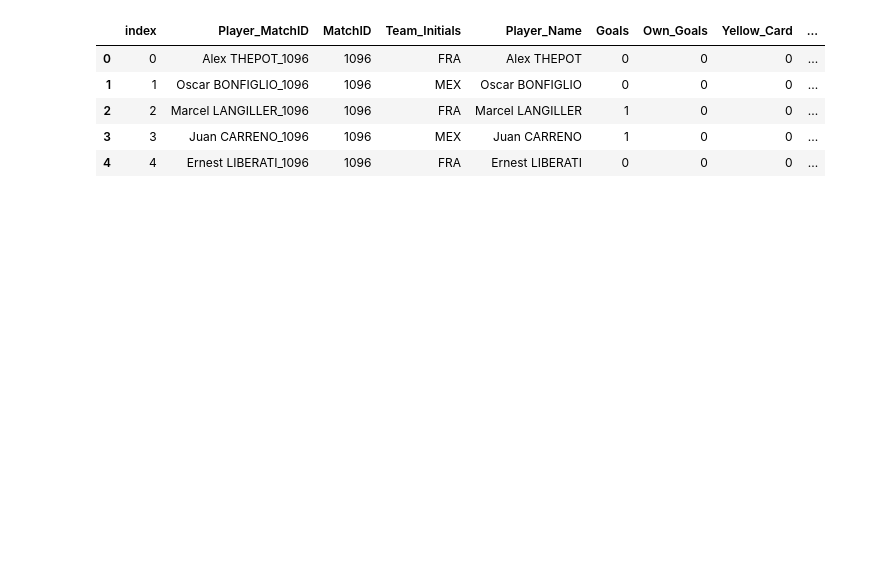
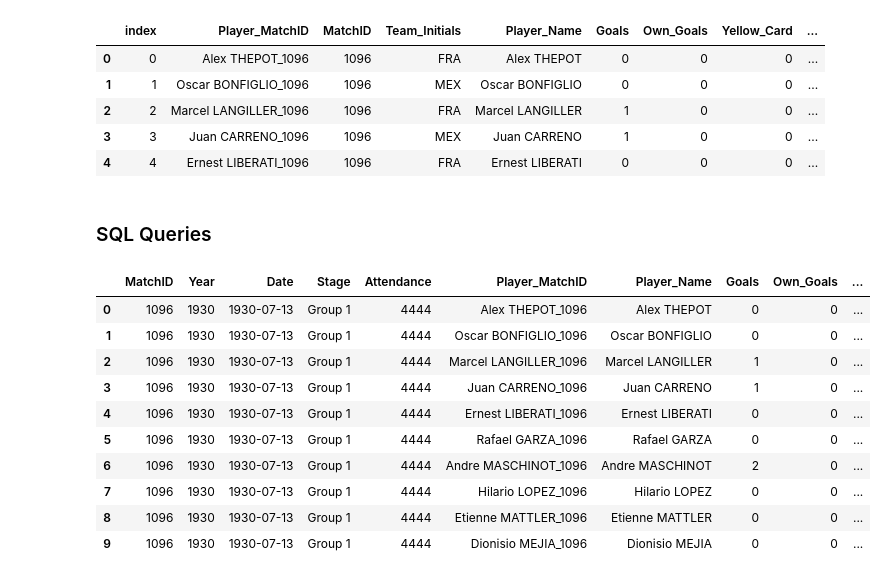
Before and after one commit to ryanbandrowski/FIFA-WC-ETL, a Jupyter notebook: FIFA World Cups.ipynb, the cells around one changed output. Saved outputs shown, nothing was run; the diff lists cells and outputs as text; code cells hidden in the pictures; blank space fills up the shorter version.

Commit message:
SQL Queries, ERD, PowerPoint

```diff
--- a/FIFA World Cups.ipynb
+++ b/FIFA World Cups.ipynb
@@ -218,3 +222,20 @@ pd.read_sql_query('select * from wc_players', con=engine).head()
 | 2 | 2 | Marcel LANGILLER_1096 | 1096 | FRA | Marcel LANGILLER | 1 | 0 | 0 | ... |
 | 3 | 3 | Juan CARRENO_1096 | 1096 | MEX | Juan CARRENO | 1 | 0 | 0 | ... |
 | 4 | 4 | Ernest LIBERATI_1096 | 1096 | FRA | Ernest LIBERATI | 0 | 0 | 0 | ... |
+# %% [markdown]
+### SQL Queries
+# %%
+players_matches_df = pd.read_sql_query('SELECT p."MatchID", m."Year", m."Date", m."Stage", m."Attendance", p."Player_MatchID", p."Player_Name", p."Goals", p."Own_Goals", m."Referee", p."Yellow_Card", p."Red_Card", p."Second_Yellow_Card", p."Penalty", p."Missed_Penalty", m."Win_Conditions" FROM wc_players AS p INNER JOIN wc_matches AS m ON p."MatchID"=m."MatchID"', con=engine)
+players_matches_df.head(10)
+# %% [output]
+|  | MatchID | Year | Date | Stage | Attendance | Player_MatchID | Player_Name | Goals | Own_Goals | ... |
+| 0 | 1096 | 1930 | 1930-07-13 | Group 1 | 4444 | Alex THEPOT_1096 | Alex THEPOT | 0 | 0 | ... |
+| 1 | 1096 | 1930 | 1930-07-13 | Group 1 | 4444 | Oscar BONFIGLIO_1096 | Oscar BONFIGLIO | 0 | 0 | ... |
+| 2 | 1096 | 1930 | 1930-07-13 | Group 1 | 4444 | Marcel LANGILLER_1096 | Marcel LANGILLER | 1 | 0 | ... |
+| 3 | 1096 | 1930 | 1930-07-13 | Group 1 | 4444 | Juan CARRENO_1096 | Juan CARRENO | 1 | 0 | ... |
+| 4 | 1096 | 1930 | 1930-07-13 | Group 1 | 4444 | Ernest LIBERATI_1096 | Ernest LIBERATI | 0 | 0 | ... |
+| 5 | 1096 | 1930 | 1930-07-13 | Group 1 | 4444 | Rafael GARZA_1096 | Rafael GARZA | 0 | 0 | ... |
+| 6 | 1096 | 1930 | 1930-07-13 | Group 1 | 4444 | Andre MASCHINOT_1096 | Andre MASCHINOT | 2 | 0 | ... |
+| 7 | 1096 | 1930 | 1930-07-13 | Group 1 | 4444 | Hilario LOPEZ_1096 | Hilario LOPEZ | 0 | 0 | ... |
+| 8 | 1096 | 1930 | 1930-07-13 | Group 1 | 4444 | Etienne MATTLER_1096 | Etienne MATTLER | 0 | 0 | ... |
+| 9 | 1096 | 1930 | 1930-07-13 | Group 1 | 4444 | Dionisio MEJIA_1096 | Dionisio MEJIA | 0 | 0 | ... |
```
Also changed, not shown: parts of 7 cells of this notebook, 3 other files.
